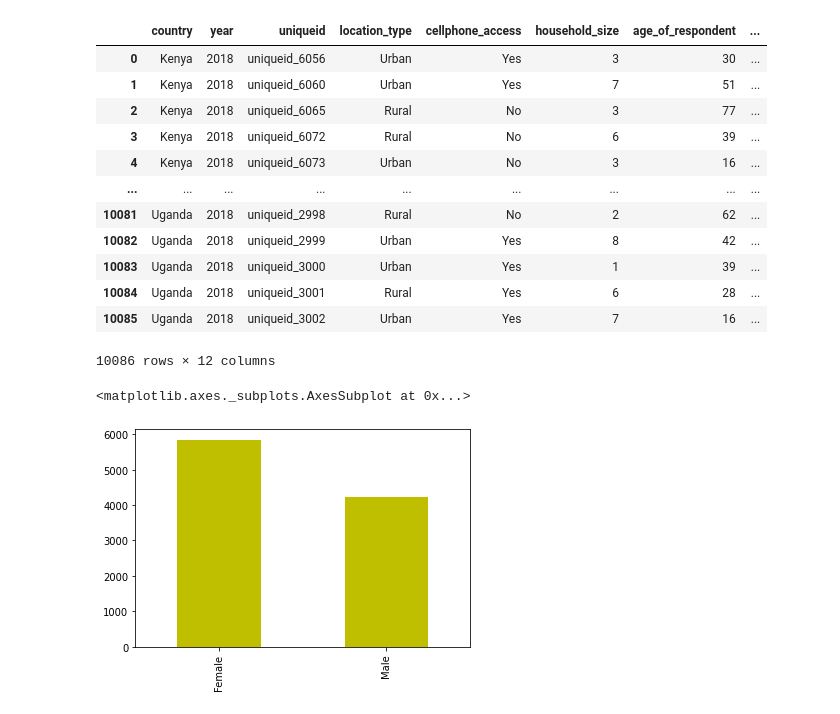
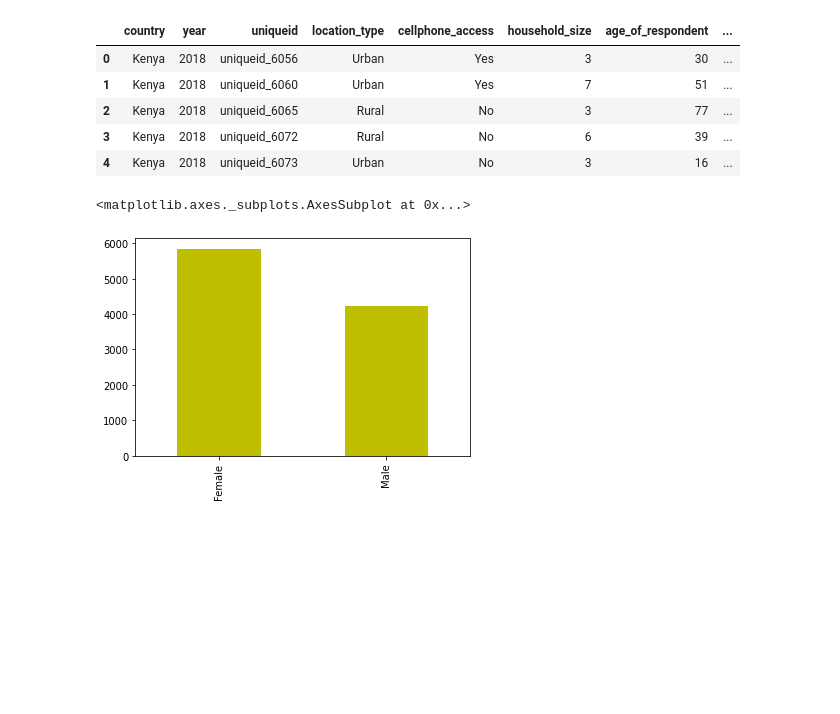
Before and after one commit to montassar668/financial-inclusion-in-africa, a Jupyter notebook: montassar.ipynb, the cells around one changed output. Saved outputs shown, nothing was run; the diff lists cells and outputs as text; code cells hidden in the pictures; blank space fills up the shorter version.

```diff
--- a/montassar.ipynb
+++ b/montassar.ipynb
@@ -13,21 +13,14 @@ df_test=pd.read_csv('/content/drive/MyDrive/Data Science colab/Test_v2.csv')
 df_Train=pd.read_csv('/content/drive/MyDrive/Data Science colab/Train_v2.csv')
 # %%
 #Affichage de dataframe df_test
-df_test
+df_test.head()
 # %% [output]
 |  | country | year | uniqueid | location_type | cellphone_access | household_size | age_of_respondent | ... |
 | 0 | Kenya | 2018 | uniqueid_6056 | Urban | Yes | 3 | 30 | ... |
 | 1 | Kenya | 2018 | uniqueid_6060 | Urban | Yes | 7 | 51 | ... |
 | 2 | Kenya | 2018 | uniqueid_6065 | Rural | No | 3 | 77 | ... |
 | 3 | Kenya | 2018 | uniqueid_6072 | Rural | No | 6 | 39 | ... |
 | 4 | Kenya | 2018 | uniqueid_6073 | Urban | No | 3 | 16 | ... |
-| ... | ... | ... | ... | ... | ... | ... | ... | ... |
-| 10081 | Uganda | 2018 | uniqueid_2998 | Rural | No | 2 | 62 | ... |
-| 10082 | Uganda | 2018 | uniqueid_2999 | Urban | Yes | 8 | 42 | ... |
-| 10083 | Uganda | 2018 | uniqueid_3000 | Urban | Yes | 1 | 39 | ... |
-| 10084 | Uganda | 2018 | uniqueid_3001 | Rural | Yes | 6 | 28 | ... |
-| 10085 | Uganda | 2018 | uniqueid_3002 | Urban | Yes | 7 | 16 | ... |
-10086 rows × 12 columns
 # %%
 #Visualisation nombre des female par rapport au nombre male
 df_test.gender_of_respondent.value_counts().plot.bar(color='Y')
```
Also changed, not shown: parts of 12 cells of this notebook.
